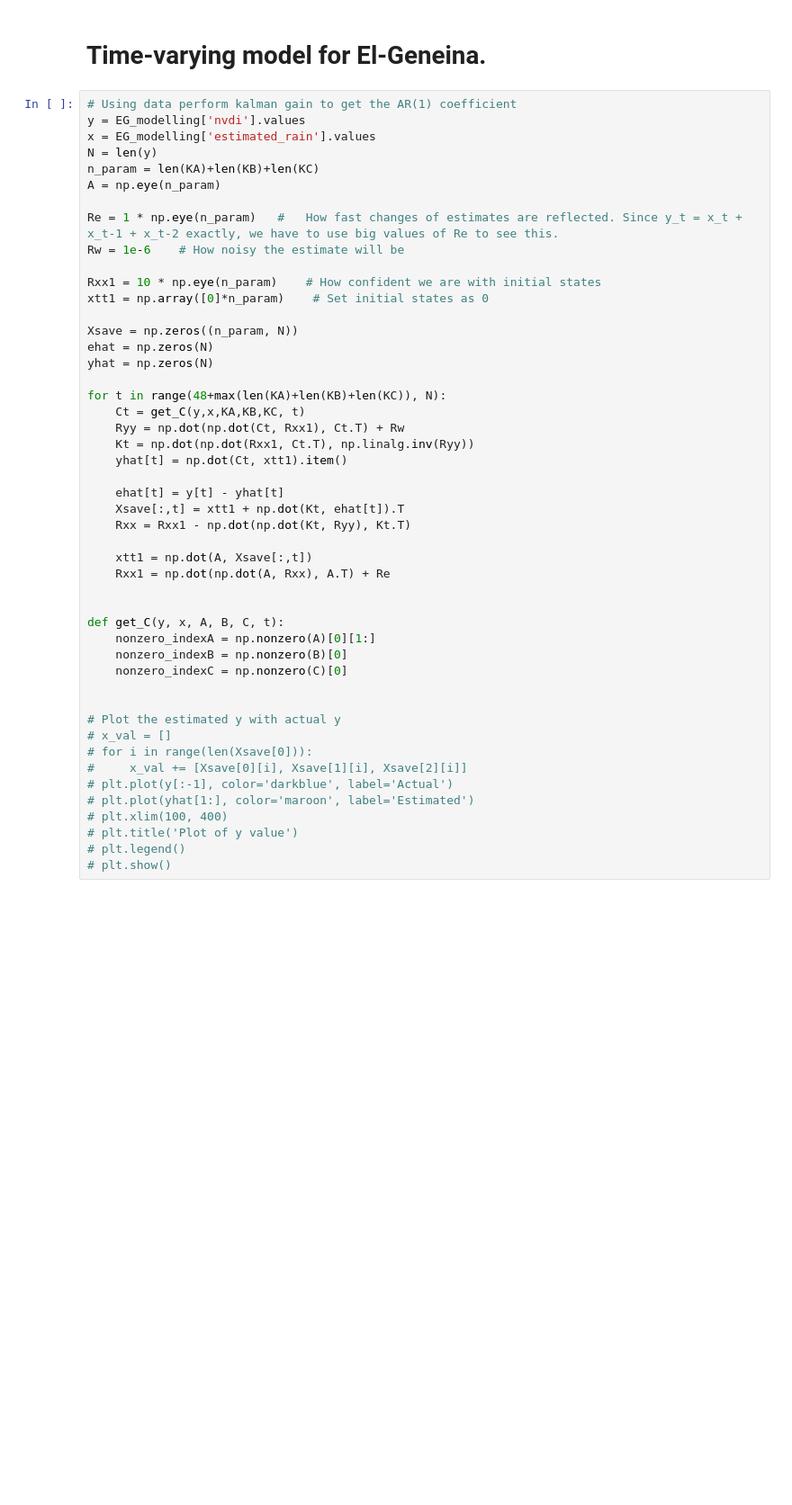
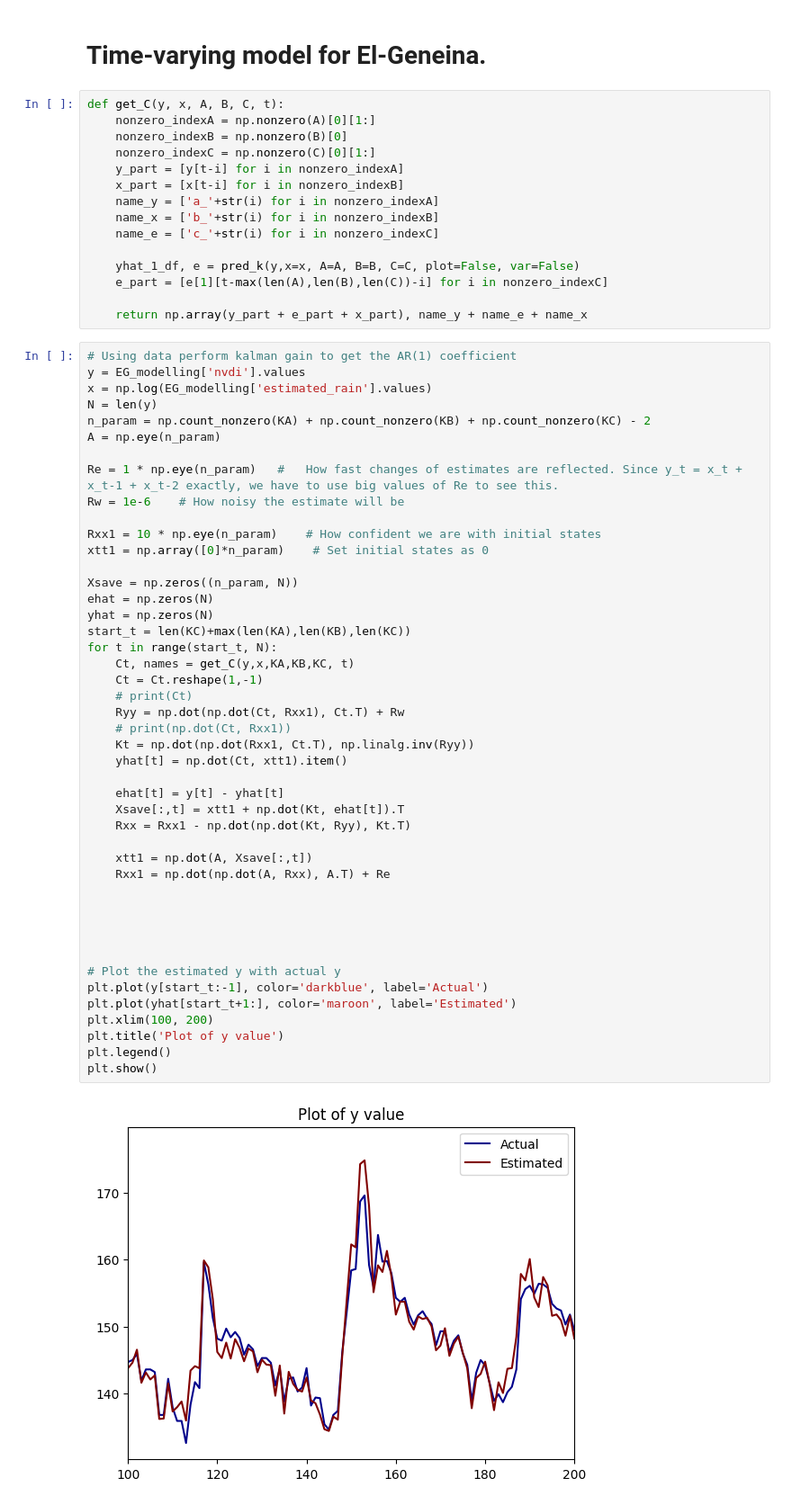
Before and after one commit to atjhin/lund-university, a Jupyter notebook: MASM17/FinalProject.ipynb, the cells around one changed output. Shown at 90% size. Saved outputs shown, nothing was run; the diff lists cells and outputs as text; blank space fills up the shorter version.

```diff
--- a/MASM17/FinalProject.ipynb
+++ b/MASM17/FinalProject.ipynb
@@ -1001,51 +1010,65 @@ Estimated noise variance for 7-step prediction is 7.305649
 Estimated standardized noise variance for 7-step prediction is 0.055021
 # %% [markdown]
 # Time-varying model for El-Geneina.
+# %%
+def get_C(y, x, A, B, C, t):
+    nonzero_indexA = np.nonzero(A)[0][1:]
+    nonzero_indexB = np.nonzero(B)[0]
+    nonzero_indexC = np.nonzero(C)[0][1:]
+    y_part = [y[t-i] for i in nonzero_indexA]
+    x_part = [x[t-i] for i in nonzero_indexB]
+    name_y = ['a_'+str(i) for i in nonzero_indexA]
+    name_x = ['b_'+str(i) for i in nonzero_indexB]
+    name_e = ['c_'+str(i) for i in nonzero_indexC]
+
+    yhat_1_df, e = pred_k(y,x=x, A=A, B=B, C=C, plot=False, var=False)
+    e_part = [e[1][t-max(len(A),len(B),len(C))-i] for i in nonzero_indexC]
+
+    return np.array(y_part + e_part + x_part), name_y + name_e + name_x
 # %%
 # Using data perform kalman gain to get the AR(1) coefficient
 y = EG_modelling['nvdi'].values
-x = EG_modelling['estimated_rain'].values
+x = np.log(EG_modelling['estimated_rain'].values)
 N = len(y)
-n_param = len(KA)+len(KB)+len(KC)
+n_param = np.count_nonzero(KA) + np.count_nonzero(KB) + np.count_nonzero(KC) - 2
 A = np.eye(n_param)
 
 Re = 1 * np.eye(n_param)   #   How fast changes of estimates are reflected. Since y_t = x_t + x_t-1 + x_t-2 exactly, we have to use big values of Re to see this.
 Rw = 1e-6    # How noisy the estimate will be
 
 Rxx1 = 10 * np.eye(n_param)    # How confident we are with initial states
 xtt1 = np.array([0]*n_param)    # Set initial states as 0
 
 Xsave = np.zeros((n_param, N))
 ehat = np.zeros(N)
 yhat = np.zeros(N)
-
-for t in range(48+max(len(KA)+len(KB)+len(KC)), N):
-    Ct = get_C(y,x,KA,KB,KC, t)
+start_t = len(KC)+max(len(KA),len(KB),len(KC))
+for t in range(start_t, N):
+    Ct, names = get_C(y,x,KA,KB,KC, t)
+    Ct = Ct.reshape(1,-1)
+    # print(Ct)
     Ryy = np.dot(np.dot(Ct, Rxx1), Ct.T) + Rw
+    # print(np.dot(Ct, Rxx1))
     Kt = np.dot(np.dot(Rxx1, Ct.T), np.linalg.inv(Ryy))
     yhat[t] = np.dot(Ct, xtt1).item()
 
     ehat[t] = y[t] - yhat[t]
     Xsave[:,t] = xtt1 + np.dot(Kt, ehat[t]).T
     Rxx = Rxx1 - np.dot(np.dot(Kt, Ryy), Kt.T)
 
     xtt1 = np.dot(A, Xsave[:,t])
     Rxx1 = np.dot(np.dot(A, Rxx), A.T) + Re
 
 
-def get_C(y, x, A, B, C, t):
-    nonzero_indexA = np.nonzero(A)[0][1:]
-    nonzero_indexB = np.nonzero(B)[0]
-    nonzero_indexC = np.nonzero(C)[0]
+
 
 
 # Plot the estimated y with actual y
-# x_val = []
-# for i in range(len(Xsave[0])):
-#     x_val += [Xsave[0][i], Xsave[1][i], Xsave[2][i]]
-# plt.plot(y[:-1], color='darkblue', label='Actual')
-# plt.plot(yhat[1:], color='maroon', label='Estimated')
-# plt.xlim(100, 400)
-# plt.title('Plot of y value')
-# plt.legend()
-# plt.show()
+plt.plot(y[start_t:-1], color='darkblue', label='Actual')
+plt.plot(yhat[start_t+1:], color='maroon', label='Estimated')
+plt.xlim(100, 200)
+plt.title('Plot of y value')
+plt.legend()
+plt.show()
+# %% [output]
+[figure, added]
```
Also changed, not shown: parts of 20 cells of this notebook.
